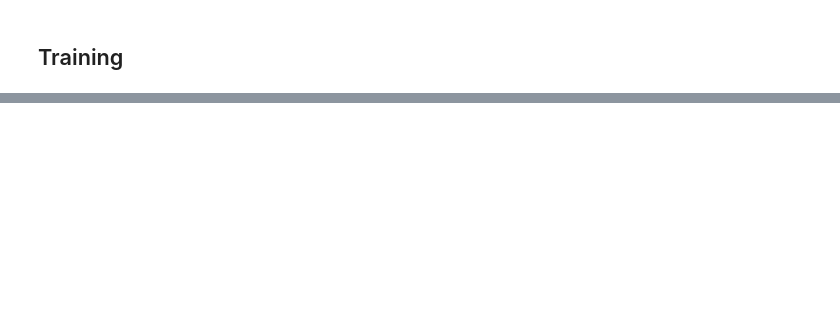
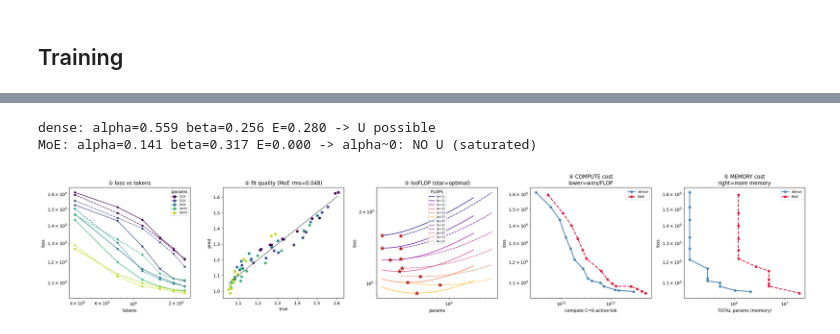
Before and after one commit to jenriver/tiny-transformer, a Jupyter notebook: tiny_transformer.ipynb, the cells around one changed output, grey strips where cells are left out. Drawn from its saved outputs; the diff is of its cells as text; code cells hidden in the pictures; blank space fills up the shorter version.

```diff
--- a/tiny_transformer.ipynb
+++ b/tiny_transformer.ipynb
@@ -516,7 +559,8 @@ for d_model, n_layers in params_varied:
 # %%
+# @title fit chinchilla debug
 from scipy.optimize import curve_fit
 
-sweep_P, sweep_tok, sweep_loss = zip(*[(r['P'], r['tok'], r['loss']) for r in sweep])
+sweep_P, sweep_tok, sweep_loss = zip(*[(r['P'], r['tok'], r['loss']) for r in sweep_dense])
 sweep_P = np.array(sweep_P) / 1e6
 sweep_tok = np.array(sweep_tok) / 1e6
 
@@ -528,7 +572,7 @@ def chinchilla_law(X, E, A, B, alpha, beta):
 
 print(E, A, B, alpha, beta)
 
-for i in range(len(sweep)):
+for i in range(len(sweep_dense)):
   true_loss = sweep_loss[i]
   pred_loss = E + A/sweep_P[i]**alpha + B/sweep_tok[i]**beta
   if i < 10:
@@ -538,7 +594,9 @@ import numpy as np, matplotlib.pyplot as plt
 from scipy.optimize import curve_fit
 from matplotlib.lines import Line2D
 
-def chinchilla_law(X,E,A,B,al,be): P,tok=X; return E+A/P**al+B/tok**be
+def chinchilla_law(X, E, A, B, alpha, beta):
+    P, tok = X
+    return E + A/P**alpha + B/tok**beta
 
 def fit_law(P,tok,loss):
     lo=[0,0,0,1e-3,1e-3]; hi=[min(loss),1e3,1e3,1,1]
@@ -579,31 +637,36 @@ def chinchilla_report(sweep, label="dense", ls="-", axes=None):
 
     # ③ IsoFLOP from fit -- color = budget
     C=6*P*tok; budgets=np.logspace(np.log10(C.min()*1.2),np.log10(C.max()*.8),6)
     Ng=np.logspace(np.log10(P.min()),np.log10(P.max()),80)
     for c,Cb in zip(plt.cm.plasma(np.linspace(0,.85,6)),budgets):
         Dg=Cb/(6*Ng); L=chinchilla_law((Ng/1e6,Dg/1e6),E,A,B,al,be)
         ax[2].plot(Ng,L,ls,color=c,lw=1.3,label=f"{Cb:.0e}")
         i=np.argmin(L); ax[2].scatter(Ng[i],L[i],color="red",marker="*",s=110,zorder=5,edgecolor="k",lw=.4)
     ax[2].set(xscale="log",yscale="log",xlabel="params",ylabel="loss",title="③ IsoFLOP (star=optimal)")
     ax[2].legend(fontsize=6,title="FLOPs",loc="upper center")
 
     # ④ compute frontier
     col = "crimson" if label=="MoE" else "steelblue"
     fx,fl=_front(C,loss); ax[3].plot(fx,fl,ls,color=col,marker="o",ms=5,lw=2,label=label)
     ax[3].set(xscale="log",yscale="log",xlabel="compute C=6·active·tok",ylabel="loss",
               title="④ COMPUTE cost\nlower=wins/FLOP"); ax[3].legend(fontsize=8)
 
     # ⑤ memory frontier
     fx,fl=_front(Ptot,loss); ax[4].plot(fx,fl,ls,color=col,marker="o",ms=5,lw=2,label=label)
     ax[4].set(xscale="log",yscale="log",xlabel="TOTAL params (memory)",ylabel="loss",
               title="⑤ MEMORY cost\nright=more memory"); ax[4].legend(fontsize=8)
 
     # legends: size (colors) on ①, architecture (line style) on ②
     size_handles=[Line2D([0],[0],color=csize[s],marker="o",lw=1.3,label=f"{int(s/1e3)}K") for s in sizes]
     ax[0].legend(handles=size_handles,fontsize=6,title="params",loc="upper right")
     return axes
 
 # dense solid, MoE dashed, overlaid on same axes:
-ax = chinchilla_report(sweep, "dense", "-")
+ax = chinchilla_report(sweep_dense, "dense", "-")
+chinchilla_report(sweep_moe, "MoE", "--", axes=ax)
 # ax = chinchilla_report(sweep_moe, "MoE", "--", axes=ax)
 plt.tight_layout(); plt.show()
+# %% [output]
+dense: alpha=0.559 beta=0.256 E=0.280 -> U possible
+MoE: alpha=0.141 beta=0.317 E=0.000 -> alpha~0: NO U (saturated)
+[figure, added]
```
Also changed, not shown: parts of 15 cells of this notebook.
